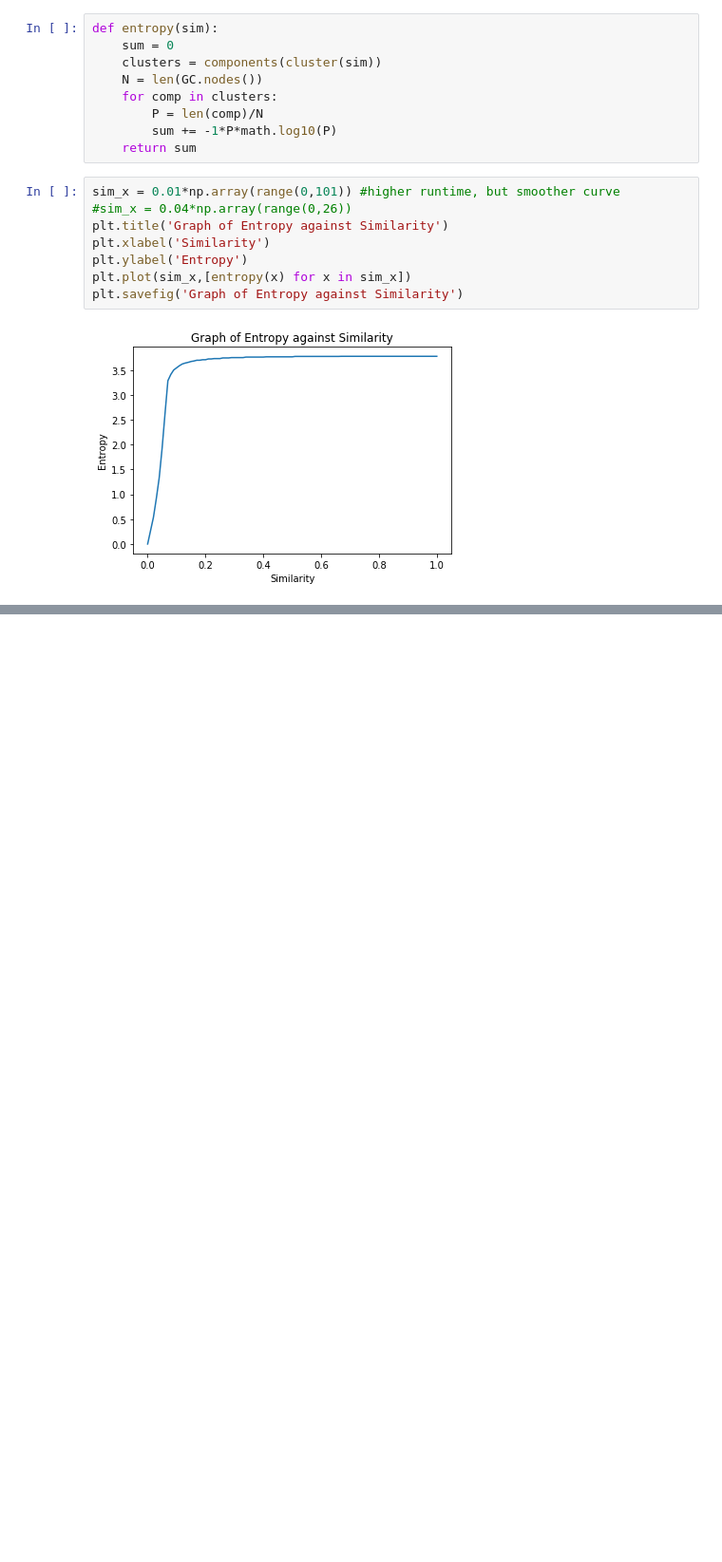
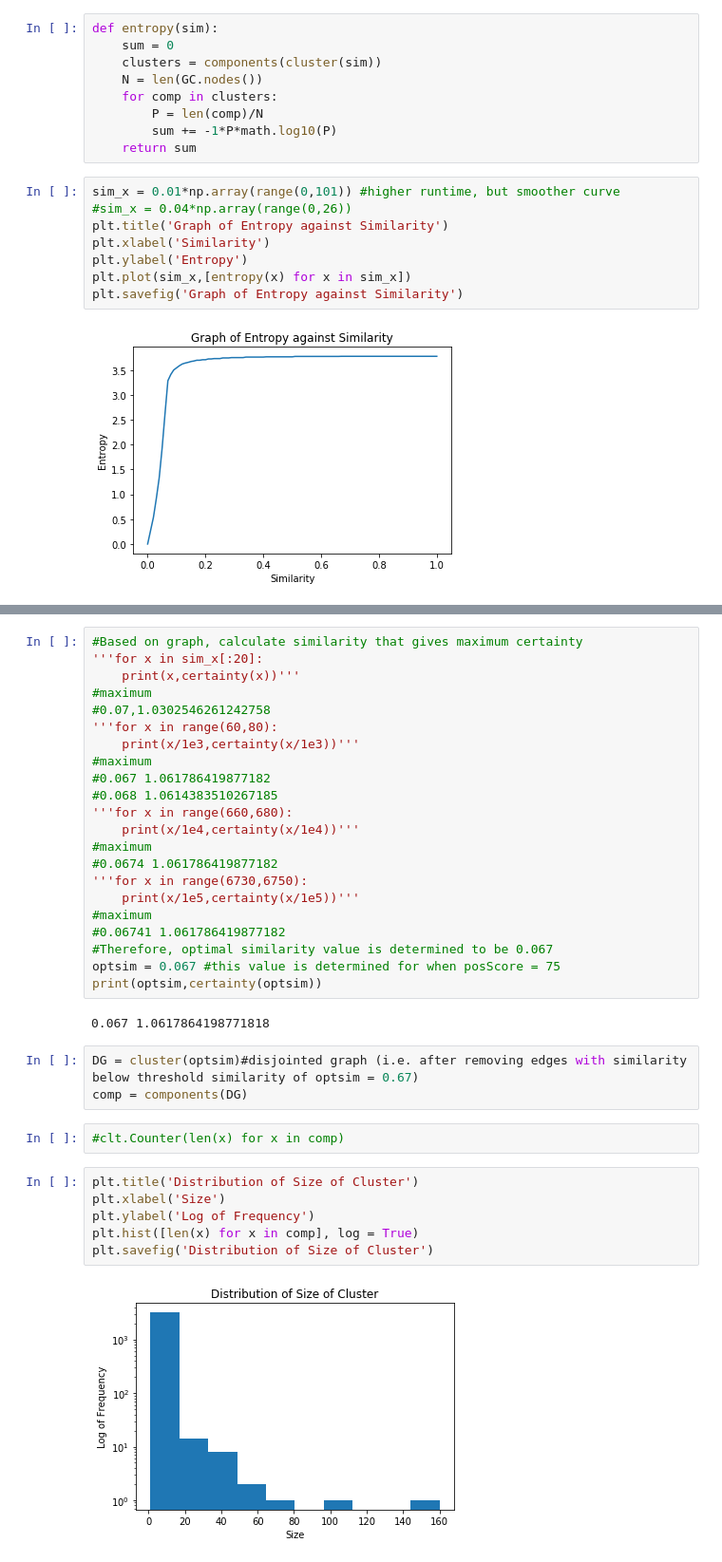
Before and after one commit to jzh001/Social-Network-Structure-in-Common-Interest-Communities, a Jupyter notebook: notebook.ipynb, the cells around one changed output, grey strips where cells are left out. Shown at 95% size. Drawn from its saved outputs; the diff is of its cells as text; blank space fills up the shorter version.

```diff
--- a/notebook.ipynb
+++ b/notebook.ipynb
@@ -305,0 +306,37 @@ plt.savefig('Graph of Complexity against Similarity')
+# %%
+#Based on graph, calculate similarity that gives maximum certainty
+'''for x in sim_x[:20]:
+    print(x,certainty(x))'''
+#maximum
+#0.07,1.0302546261242758
+'''for x in range(60,80):
+    print(x/1e3,certainty(x/1e3))'''
+#maximum
+#0.067 1.061786419877182
+#0.068 1.0614383510267185
+'''for x in range(660,680):
+    print(x/1e4,certainty(x/1e4))'''
+#maximum
+#0.0674 1.061786419877182
+'''for x in range(6730,6750):
+    print(x/1e5,certainty(x/1e5))'''
+#maximum
+#0.06741 1.061786419877182
+#Therefore, optimal similarity value is determined to be 0.067
+optsim = 0.067 #this value is determined for when posScore = 75
+print(optsim,certainty(optsim))
+# %% [output]
+0.067 1.0617864198771818
+# %%
+DG = cluster(optsim)#disjointed graph (i.e. after removing edges with similarity below threshold similarity of optsim = 0.67)
+comp = components(DG)
+# %%
+#clt.Counter(len(x) for x in comp)
+# %%
+plt.title('Distribution of Size of Cluster')
+plt.xlabel('Size')
+plt.ylabel('Log of Frequency')
+plt.hist([len(x) for x in comp], log = True)
+plt.savefig('Distribution of Size of Cluster')
+# %% [output]
+[figure, added]
```
Also changed, not shown: parts of 4 cells of this notebook.
